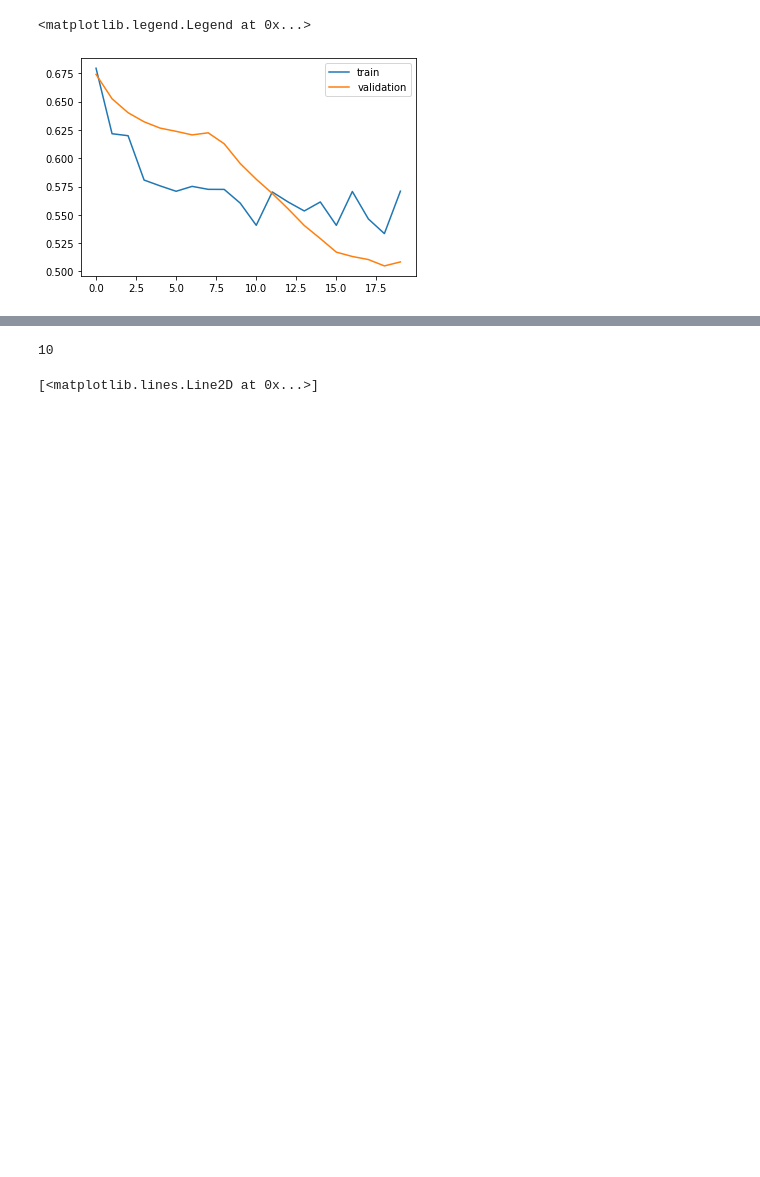
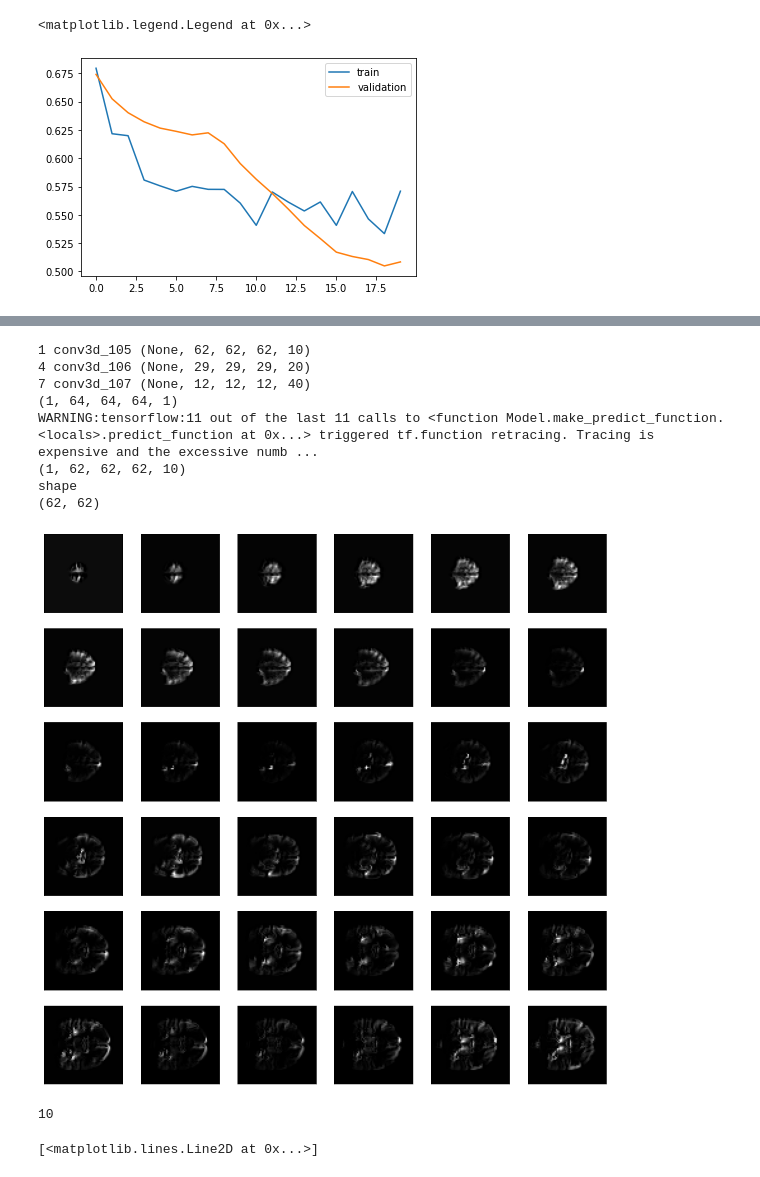
Before and after one commit to emilyolafson/3d-cnn, a Jupyter notebook: code/3dchaco_MSprediction_ohbm.ipynb, the cells around one changed output, grey strips where cells are left out. Cells and saved outputs as stored; diff of their text form; code cells hidden in the pictures; blank space fills up the shorter version.

```diff
--- a/code/3dchaco_MSprediction_ohbm.ipynb
+++ b/code/3dchaco_MSprediction_ohbm.ipynb
@@ -335,3 +371,55 @@ print(np.mean(roc_aucs))
+# %%
+from keras.models import Model
+from numpy import expand_dims
+for i in range(len(model.layers)):
+    layer = model.layers[i]
+    # check for convolutional layer
+    if 'conv' not in layer.name:
+        continue
+    # summarize output shape
+    print(i, layer.name, layer.output.shape)
+
+
+# redefine model to output right after the first hidden layer
+model2 = Model(inputs=model.inputs, outputs=model.layers[1].output)
+model2.layers
+print(img.shape)
+img,label = train_preprocessing(x_train[0],1)
+img=expand_dims(img,axis=0)
+feature_maps = model2.predict(img)
+
+print(feature_maps.shape)
+
+fig=plt.figure(figsize=(18,18))
+print('shape')
+ttt=feature_maps[0, :, : ,1,1]
+
+print(ttt.shape)
+
+# plot all 64 maps in an 8x8 squares
+square = 6
+ix = 1
+for _ in range(square):
+	for _ in range(square):
+		# specify subplot and turn of axis
+		ax = pyplot.subplot(square, square, ix)
+		ax.set_xticks([])
+		ax.set_yticks([])
+		# plot filter channel in grayscale
+		pyplot.imshow(feature_maps[0, ix-1, :, :,2], cmap='gray')
+		ix += 1
+# show the figure
+pyplot.show()
+# %% [output]
+1 conv3d_105 (None, 62, 62, 62, 10)
+4 conv3d_106 (None, 29, 29, 29, 20)
+7 conv3d_107 (None, 12, 12, 12, 40)
+(1, 64, 64, 64, 1)
+WARNING:tensorflow:11 out of the last 11 calls to <function Model.make_predict_function.<locals>.predict_function at 0x...> triggered tf.function retracing. Tracing is expensive and the excessive numb ...
+(1, 62, 62, 62, 10)
+shape
+(62, 62)
+[figure, added]
 # %%
 skf_count
 # %% [output]
```
Also changed, not shown: parts of 5 cells of this notebook.
